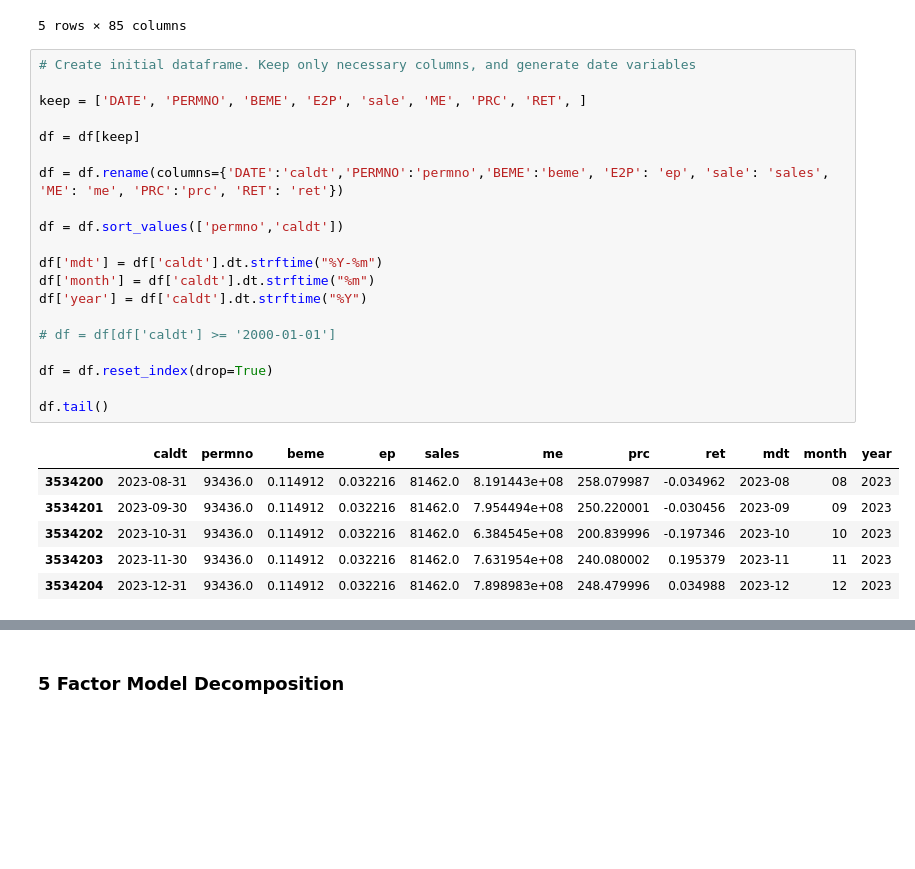
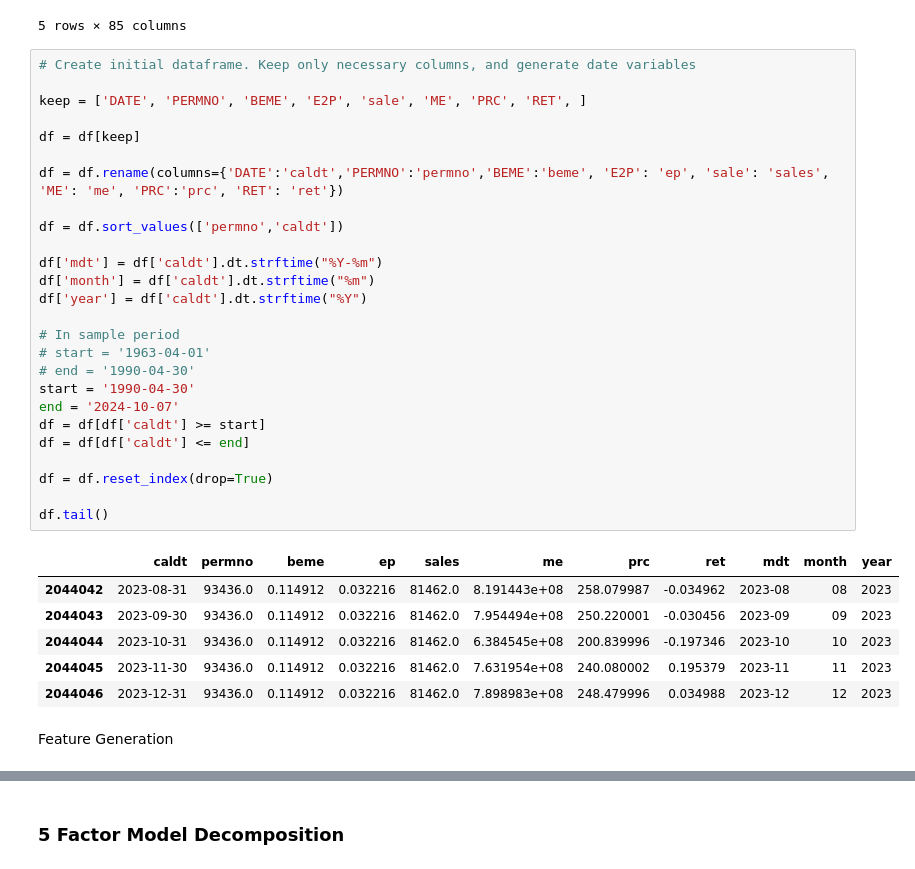
Before and after one commit to andrewhall1124/mean_reversion, a Jupyter notebook: strategies/value/bm_sg.ipynb, the cells around one changed output, grey strips where cells are left out. Drawn from its saved outputs; the diff is of its cells as text; blank space fills up the shorter version.

```diff
--- a/strategies/value/bm_sg.ipynb
+++ b/strategies/value/bm_sg.ipynb
@@ -19,30 +22,38 @@ df.tail()
 # %%
 # Create initial dataframe. Keep only necessary columns, and generate date variables
 
 keep = ['DATE', 'PERMNO', 'BEME', 'E2P', 'sale', 'ME', 'PRC', 'RET', ]
 
 df = df[keep]
 
 df = df.rename(columns={'DATE':'caldt','PERMNO':'permno','BEME':'beme', 'E2P': 'ep', 'sale': 'sales', 'ME': 'me', 'PRC':'prc', 'RET': 'ret'})
 
 df = df.sort_values(['permno','caldt'])
 
 df['mdt'] = df['caldt'].dt.strftime("%Y-%m")
 df['month'] = df['caldt'].dt.strftime("%m")
 df['year'] = df['caldt'].dt.strftime("%Y")
 
-# df = df[df['caldt'] >= '2000-01-01']
+# In sample period
+# start = '1963-04-01'
+# end = '1990-04-30'
+start = '1990-04-30'
+end = '2024-10-07'
+df = df[df['caldt'] >= start]
+df = df[df['caldt'] <= end]
 
 df = df.reset_index(drop=True)
 
 df.tail()
 # %% [output]
 |  | caldt | permno | beme | ep | sales | me | prc | ret | mdt | month | year |
-| 3534200 | 2023-08-31 | 93436.0 | 0.114912 | 0.032216 | 81462.0 | 8.191443e+08 | 258.079987 | -0.034962 | 2023-08 | 08 | 2023 |
-| 3534201 | 2023-09-30 | 93436.0 | 0.114912 | 0.032216 | 81462.0 | 7.954494e+08 | 250.220001 | -0.030456 | 2023-09 | 09 | 2023 |
-| 3534202 | 2023-10-31 | 93436.0 | 0.114912 | 0.032216 | 81462.0 | 6.384545e+08 | 200.839996 | -0.197346 | 2023-10 | 10 | 2023 |
-| 3534203 | 2023-11-30 | 93436.0 | 0.114912 | 0.032216 | 81462.0 | 7.631954e+08 | 240.080002 | 0.195379 | 2023-11 | 11 | 2023 |
-| 3534204 | 2023-12-31 | 93436.0 | 0.114912 | 0.032216 | 81462.0 | 7.898983e+08 | 248.479996 | 0.034988 | 2023-12 | 12 | 2023 |
+| 2044042 | 2023-08-31 | 93436.0 | 0.114912 | 0.032216 | 81462.0 | 8.191443e+08 | 258.079987 | -0.034962 | 2023-08 | 08 | 2023 |
+| 2044043 | 2023-09-30 | 93436.0 | 0.114912 | 0.032216 | 81462.0 | 7.954494e+08 | 250.220001 | -0.030456 | 2023-09 | 09 | 2023 |
+| 2044044 | 2023-10-31 | 93436.0 | 0.114912 | 0.032216 | 81462.0 | 6.384545e+08 | 200.839996 | -0.197346 | 2023-10 | 10 | 2023 |
+| 2044045 | 2023-11-30 | 93436.0 | 0.114912 | 0.032216 | 81462.0 | 7.631954e+08 | 240.080002 | 0.195379 | 2023-11 | 11 | 2023 |
+| 2044046 | 2023-12-31 | 93436.0 | 0.114912 | 0.032216 | 81462.0 | 7.898983e+08 | 248.479996 | 0.034988 | 2023-12 | 12 | 2023 |
+# %% [markdown]
+Feature Generation
 # %%
 # Generate features from the last 12 months
 
```
Also changed, not shown: parts of 22 cells of this notebook, 1 other file.
